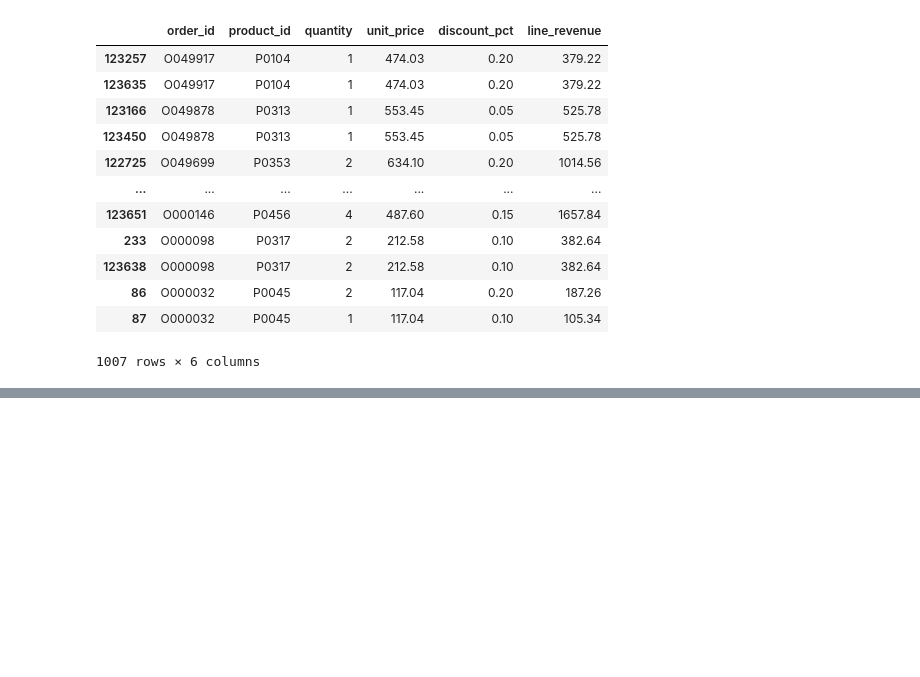
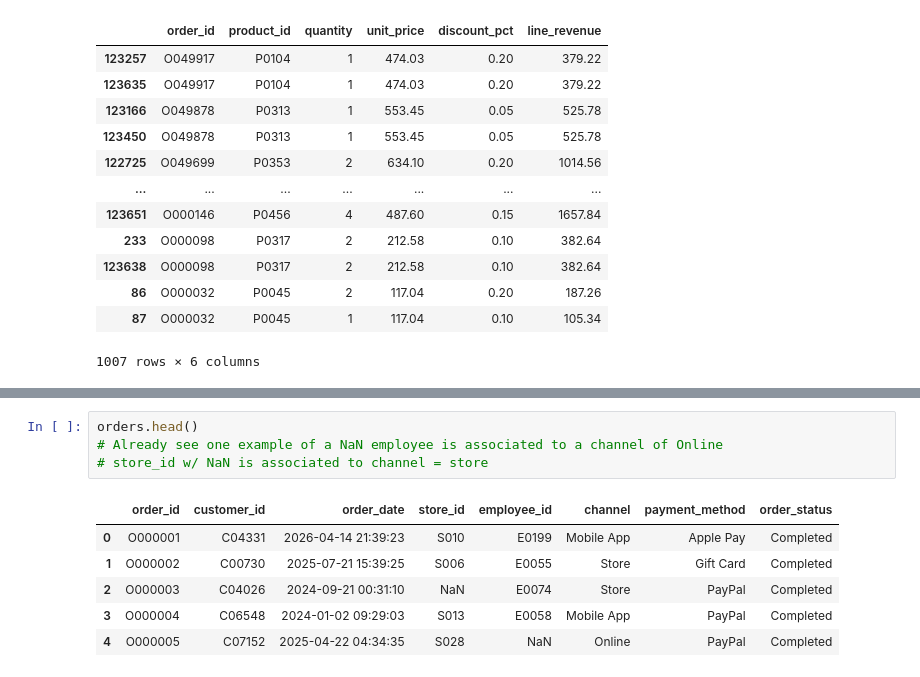
Before and after one commit to Nussev/retail-analytics-portfolio, a Jupyter notebook: notebooks/01_data_exploration.ipynb, the cells around one changed output, grey strips where cells are left out. Drawn from its saved outputs; the diff is of its cells as text; blank space fills up the shorter version.

```diff
--- a/notebooks/01_data_exploration.ipynb
+++ b/notebooks/01_data_exploration.ipynb
@@ -235,0 +258,11 @@ final_list.sort_values(["order_id", "product_id"], ascending=False)
+# %%
+orders.head()
+# Already see one example of a NaN employee is associated to a channel of Online
+# store_id w/ NaN is associated to channel = store
+# %% [output]
+|  | order_id | customer_id | order_date | store_id | employee_id | channel | payment_method | order_status |
+| 0 | O000001 | C04331 | 2026-04-14 21:39:23 | S010 | E0199 | Mobile App | Apple Pay | Completed |
+| 1 | O000002 | C00730 | 2025-07-21 15:39:25 | S006 | E0055 | Store | Gift Card | Completed |
+| 2 | O000003 | C04026 | 2024-09-21 00:31:10 | NaN | E0074 | Store | PayPal | Completed |
+| 3 | O000004 | C06548 | 2024-01-02 09:29:03 | S013 | E0058 | Mobile App | PayPal | Completed |
+| 4 | O000005 | C07152 | 2025-04-22 04:34:35 | S028 | NaN | Online | PayPal | Completed |
```
Also changed, not shown: parts of 17 cells of this notebook, 1 other file.
